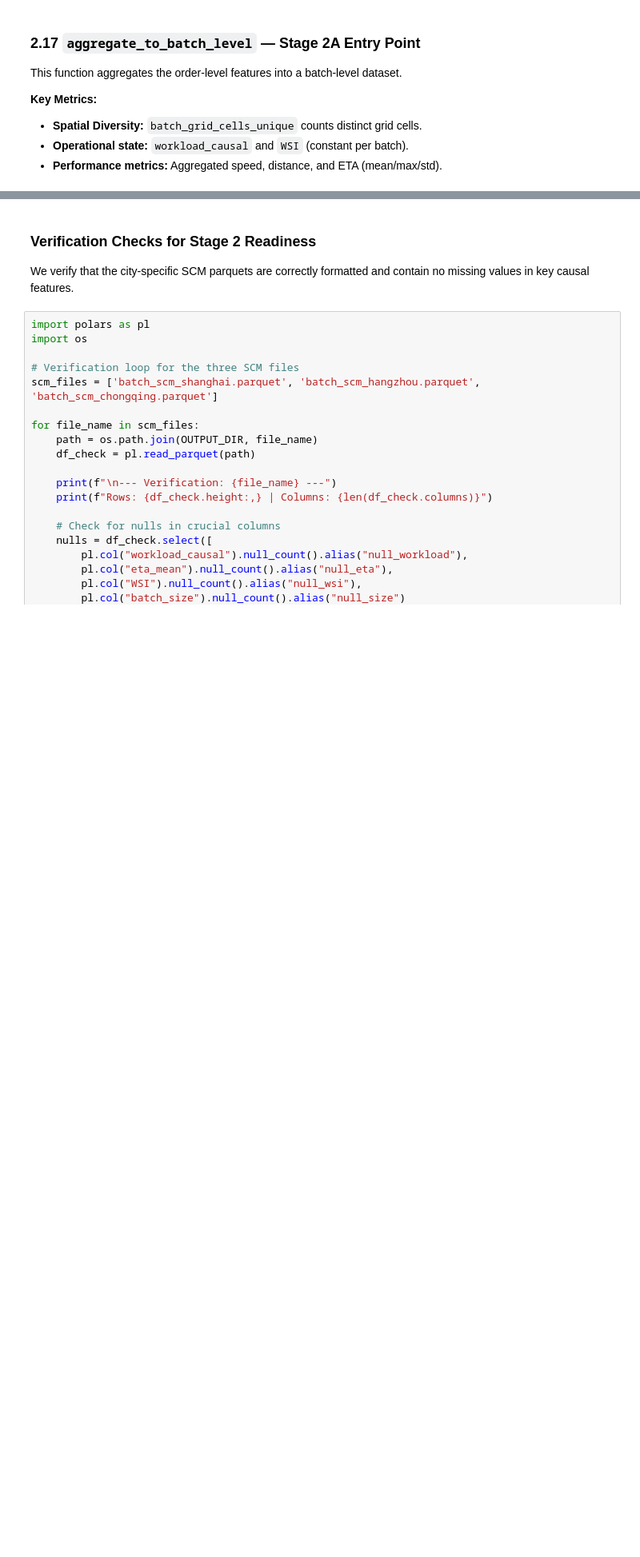
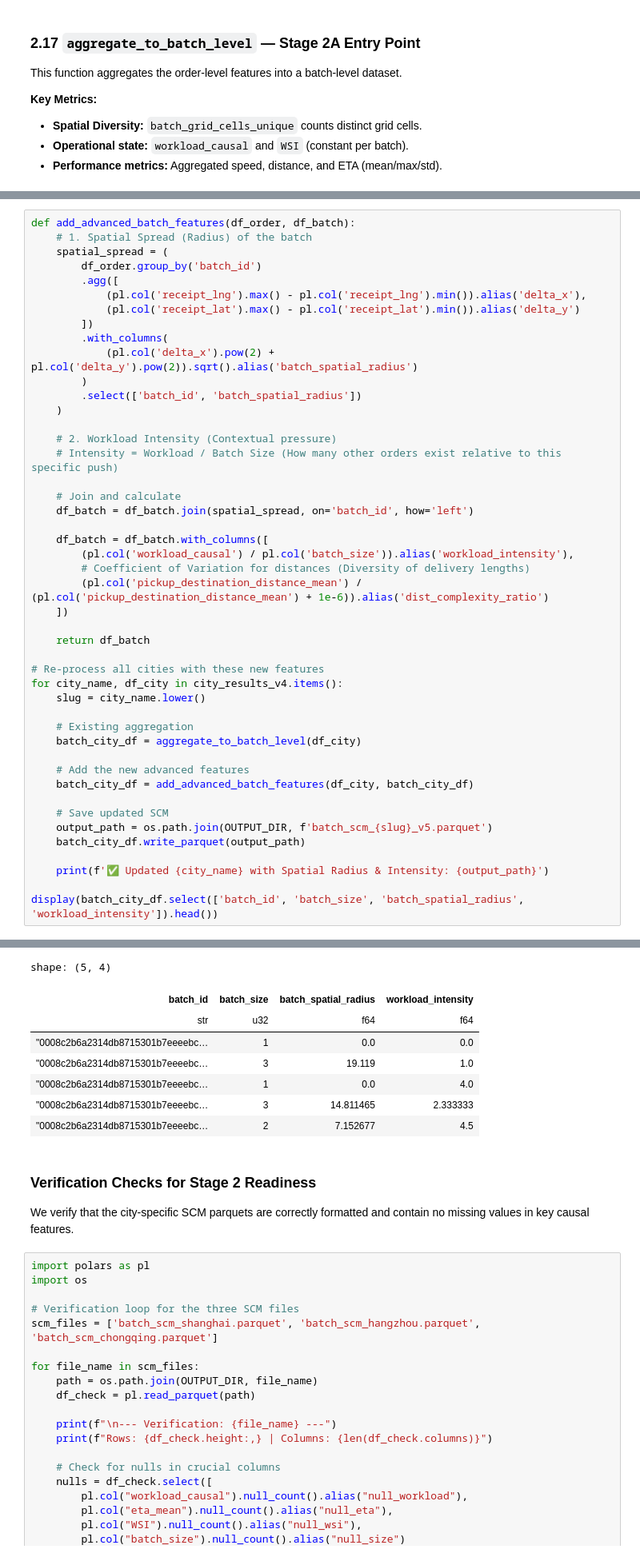
Before and after one commit to aymuos/endgame, a Jupyter notebook: 00_master_feature_creator.ipynb, the cells around one changed output, grey strips where cells are left out. Shown at 80% size. Saved outputs shown, nothing was run; the diff lists cells and outputs as text; blank space fills up the shorter version.

Commit message:
: Created using Colab  advaced batch features

```diff
--- a/00_master_feature_creator.ipynb
+++ b/00_master_feature_creator.ipynb
@@ -2220,3 +2220,50 @@ shape: (3, 28)
 | "0008c2b6a2314db8715301b7eeeebc… | "0008c2b6a2314db8715301b7eeeebc… | 2021-03-18 08:20:00 | null | 0 | 0.0 | 0.2267 | 0.866025 | ... |
 | "0008c2b6a2314db8715301b7eeeebc… | "0008c2b6a2314db8715301b7eeeebc… | 2021-03-18 08:21:00 | null | 3 | 211.0 | 0.2267 | 0.866025 | ... |
 | "0008c2b6a2314db8715301b7eeeebc… | "0008c2b6a2314db8715301b7eeeebc… | 2021-03-18 08:23:00 | null | 4 | 415.503042 | 0.2267 | 0.866025 | ... |
+# %%
+def add_advanced_batch_features(df_order, df_batch):
+    # 1. Spatial Spread (Radius) of the batch
+    spatial_spread = (
+        df_order.group_by('batch_id')
+        .agg([
+            (pl.col('receipt_lng').max() - pl.col('receipt_lng').min()).alias('delta_x'),
+            (pl.col('receipt_lat').max() - pl.col('receipt_lat').min()).alias('delta_y')
+        ])
+        .with_columns(
+            (pl.col('delta_x').pow(2) + pl.col('delta_y').pow(2)).sqrt().alias('batch_spatial_radius')
+        )
+        .select(['batch_id', 'batch_spatial_radius'])
+    )
+
+    # 2. Workload Intensity (Contextual pressure)
+    # Intensity = Workload / Batch Size (How many other orders exist relative to this specific push)
+
+    # Join and calculate
+    df_batch = df_batch.join(spatial_spread, on='batch_id', how='left')
+
+    df_batch = df_batch.with_columns([
+        (pl.col('workload_causal') / pl.col('batch_size')).alias('workload_intensity'),
+        # Coefficient of Variation for distances (Diversity of delivery lengths)
+        (pl.col('pickup_destination_distance_mean') / (pl.col('pickup_destination_distance_mean') + 1e-6)).alias('dist_complexity_ratio')
+    ])
+
+    return df_batch
+
+# Re-process all cities with these new features
+for city_name, df_city in city_results_v4.items():
+    slug = city_name.lower()
+
+    # Existing aggregation
+    batch_city_df = aggregate_to_batch_level(df_city)
+
+    # Add the new advanced features
+    batch_city_df = add_advanced_batch_features(df_city, batch_city_df)
+
+    # Save updated SCM
+    output_path = os.path.join(OUTPUT_DIR, f'batch_scm_{slug}_v5.parquet')
+    batch_city_df.write_parquet(output_path)
+
+    print(f'✅ Updated {city_name} with Spatial Radius & Intensity: {output_path}')
+
+display(batch_city_df.select(['batch_id', 'batch_size', 'batch_spatial_radius', 'workload_intensity']).head())
+# %% [output]
@@ -2223,3 +2273,11 @@ shape: (3, 28)
+shape: (5, 4)
+| batch_id | batch_size | batch_spatial_radius | workload_intensity |
+| str | u32 | f64 | f64 |
+| "0008c2b6a2314db8715301b7eeeebc… | 1 | 0.0 | 0.0 |
+| "0008c2b6a2314db8715301b7eeeebc… | 3 | 19.119 | 1.0 |
+| "0008c2b6a2314db8715301b7eeeebc… | 1 | 0.0 | 4.0 |
+| "0008c2b6a2314db8715301b7eeeebc… | 3 | 14.811465 | 2.333333 |
+| "0008c2b6a2314db8715301b7eeeebc… | 2 | 7.152677 | 4.5 |
 # %% [markdown]
 ### Verification Checks for Stage 2 Readiness
 We verify that the city-specific SCM parquets are correctly formatted and contain no missing values in key causal features.
```
Also changed, not shown: parts of 1 cell of this notebook.
